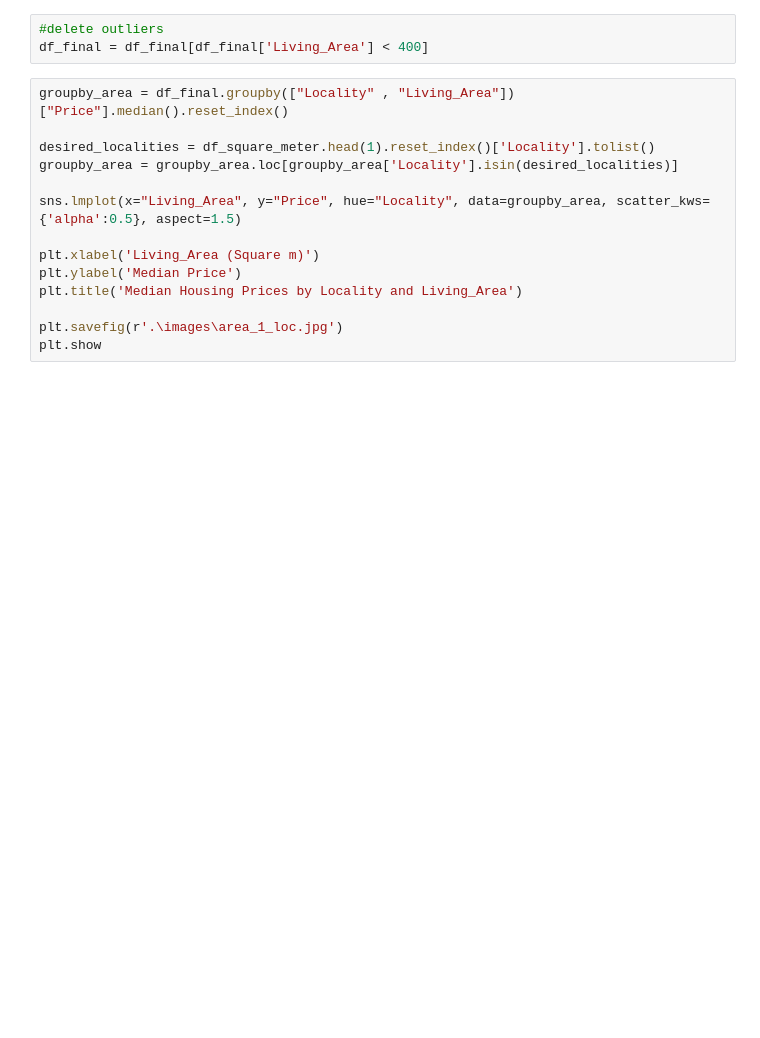
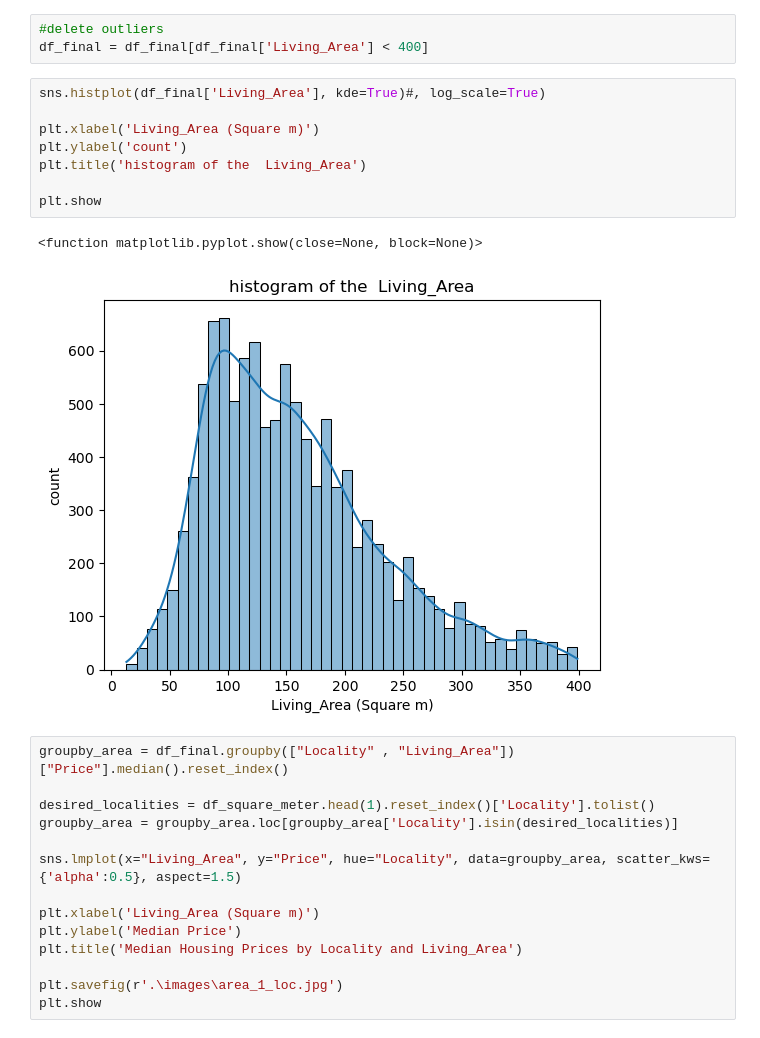
Before and after one commit to Minijump/real-estate-price-prediction, a Jupyter notebook: data_analysis/area_analyse/area.ipynb, the cells around one changed output. Cells and saved outputs as stored; diff of their text form; blank space fills up the shorter version.

Commit message:
add the histogramm'

```diff
--- a/data_analysis/area_analyse/area.ipynb
+++ b/data_analysis/area_analyse/area.ipynb
@@ -27,6 +27,17 @@ plt.show()
 # %%
 #delete outliers
 df_final = df_final[df_final['Living_Area'] < 400]
+# %%
+sns.histplot(df_final['Living_Area'], kde=True)#, log_scale=True)
+
+plt.xlabel('Living_Area (Square m)')
+plt.ylabel('count')
+plt.title('histogram of the  Living_Area')
+
+plt.show
+# %% [output]
+<function matplotlib.pyplot.show(close=None, block=None)>
+[figure, added]
 # %%
 groupby_area = df_final.groupby(["Locality" , "Living_Area"])["Price"].median().reset_index()
 
```
Also changed, not shown: 1 other file.
